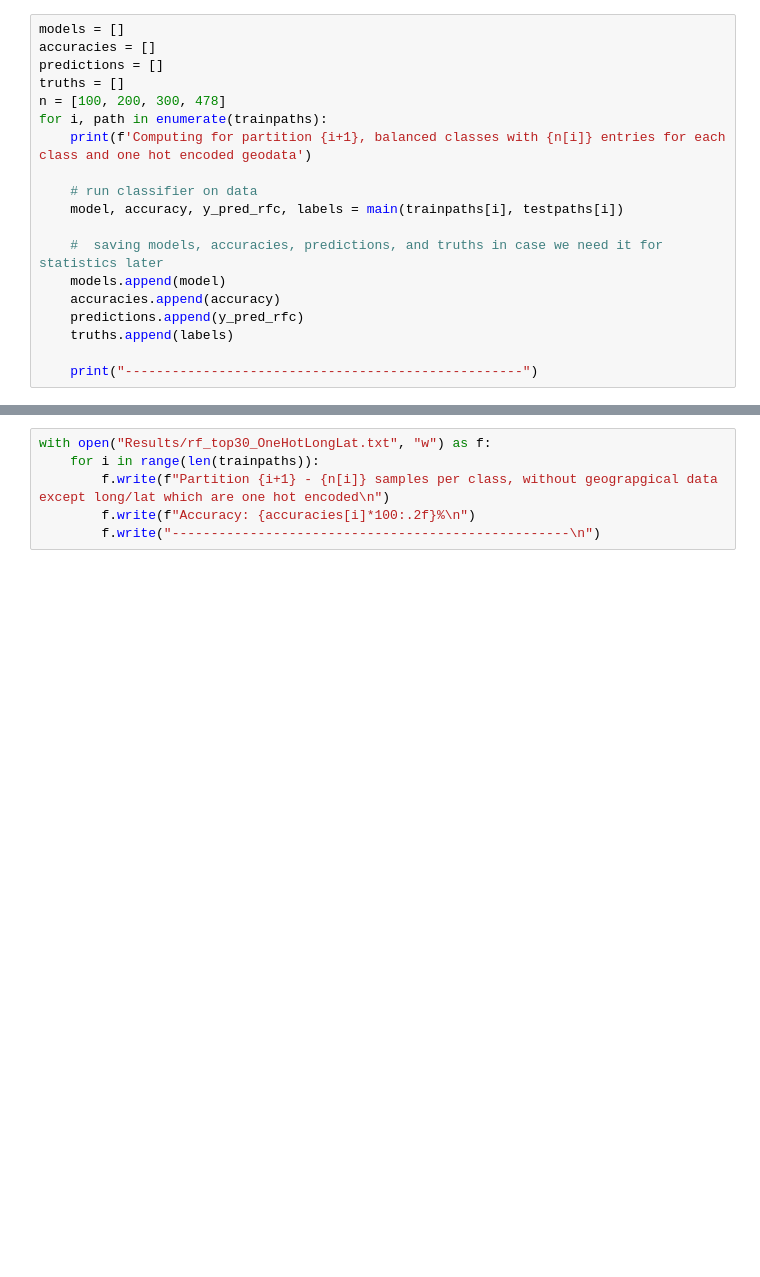
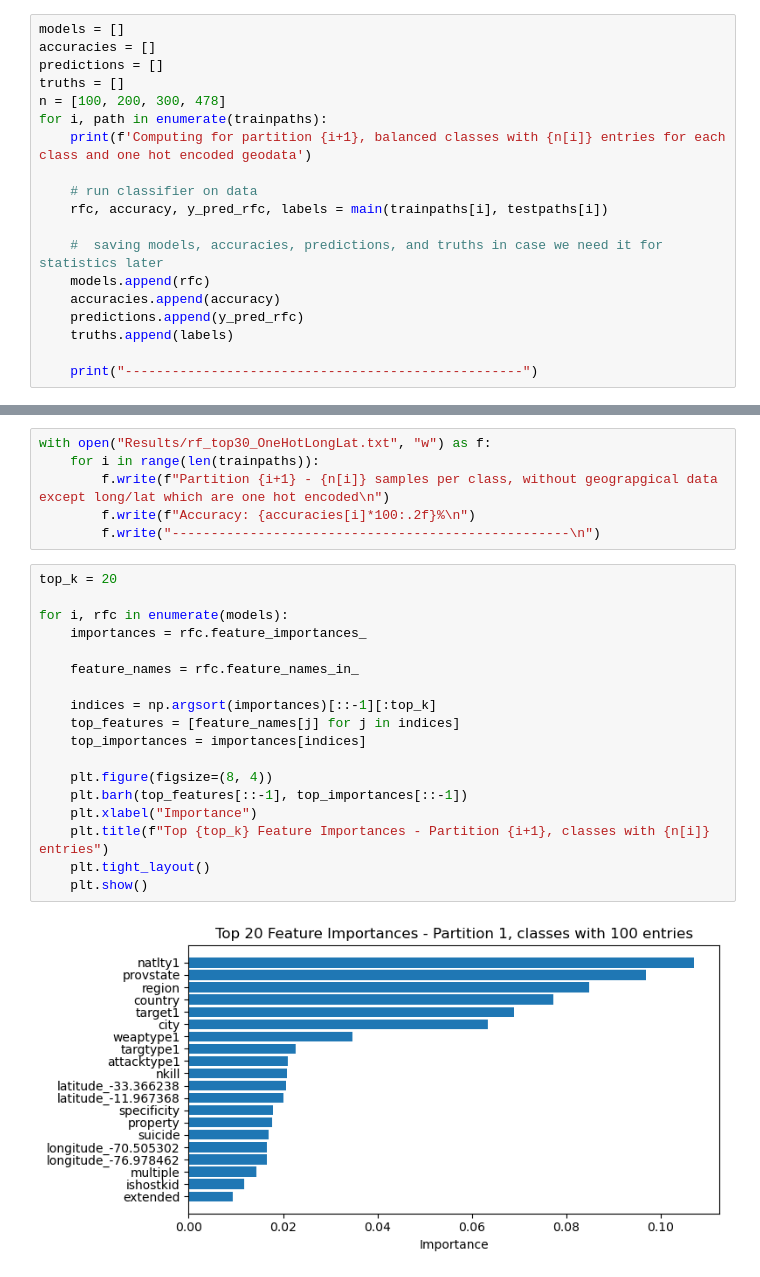
Before and after one commit to alefalk/buggy_GTD, a Jupyter notebook: GTD_2025/Codes/Baselines/RF_top30/Notebooks/RF_top30_OneHotLongLat.ipynb, the cells around one changed output, grey strips where cells are left out. Drawn from its saved outputs; the diff is of its cells as text; blank space fills up the shorter version.

```diff
--- a/GTD_2025/Codes/Baselines/RF_top30/Notebooks/RF_top30_OneHotLongLat.ipynb
+++ b/GTD_2025/Codes/Baselines/RF_top30/Notebooks/RF_top30_OneHotLongLat.ipynb
@@ -37,10 +38,10 @@ for i, path in enumerate(trainpaths):
     print(f'Computing for partition {i+1}, balanced classes with {n[i]} entries for each class and one hot encoded geodata')
 
     # run classifier on data
-    model, accuracy, y_pred_rfc, labels = main(trainpaths[i], testpaths[i])
+    rfc, accuracy, y_pred_rfc, labels = main(trainpaths[i], testpaths[i])
 
     #  saving models, accuracies, predictions, and truths in case we need it for statistics later
-    models.append(model)
+    models.append(rfc)
     accuracies.append(accuracy)
     predictions.append(y_pred_rfc)
     truths.append(labels)
@@ -70,3 +71,23 @@ with open("Results/rf_top30_OneHotLongLat.txt", "w") as f:
         f.write(f"Partition {i+1} - {n[i]} samples per class, without geograpgical data except long/lat which are one hot encoded\n")
         f.write(f"Accuracy: {accuracies[i]*100:.2f}%\n")
         f.write("---------------------------------------------------\n")
+# %%
+top_k = 20
+
+for i, rfc in enumerate(models):
+    importances = rfc.feature_importances_
+
+    feature_names = rfc.feature_names_in_
+
+    indices = np.argsort(importances)[::-1][:top_k]
+    top_features = [feature_names[j] for j in indices]
+    top_importances = importances[indices]
+
+    plt.figure(figsize=(8, 4))
+    plt.barh(top_features[::-1], top_importances[::-1])
+    plt.xlabel("Importance")
+    plt.title(f"Top {top_k} Feature Importances - Partition {i+1}, classes with {n[i]} entries")
+    plt.tight_layout()
+    plt.show()
+# %% [output]
+[figure, added]
```
Also changed, not shown: parts of 3 cells of this notebook, 21 other files.
